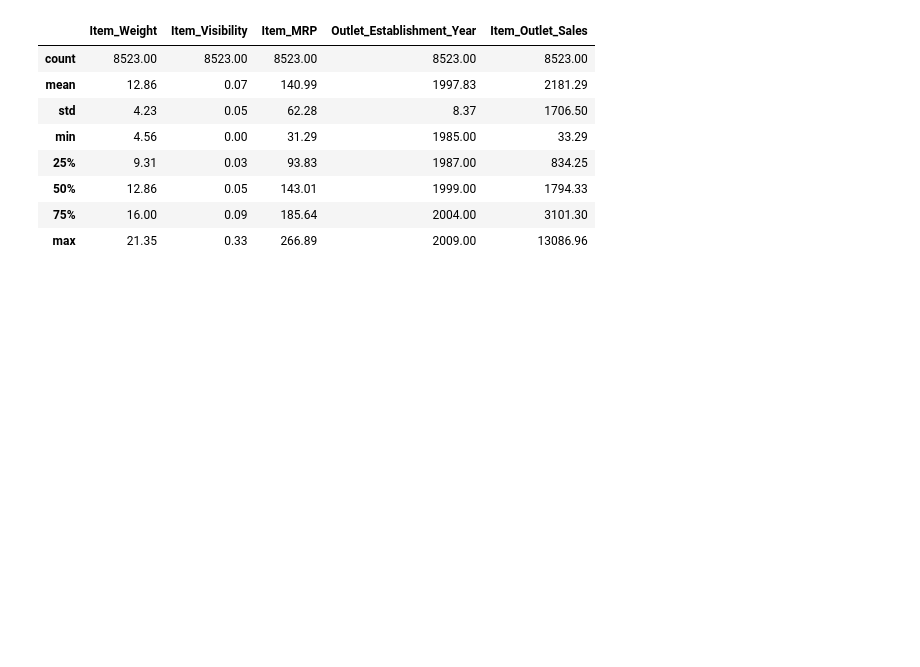
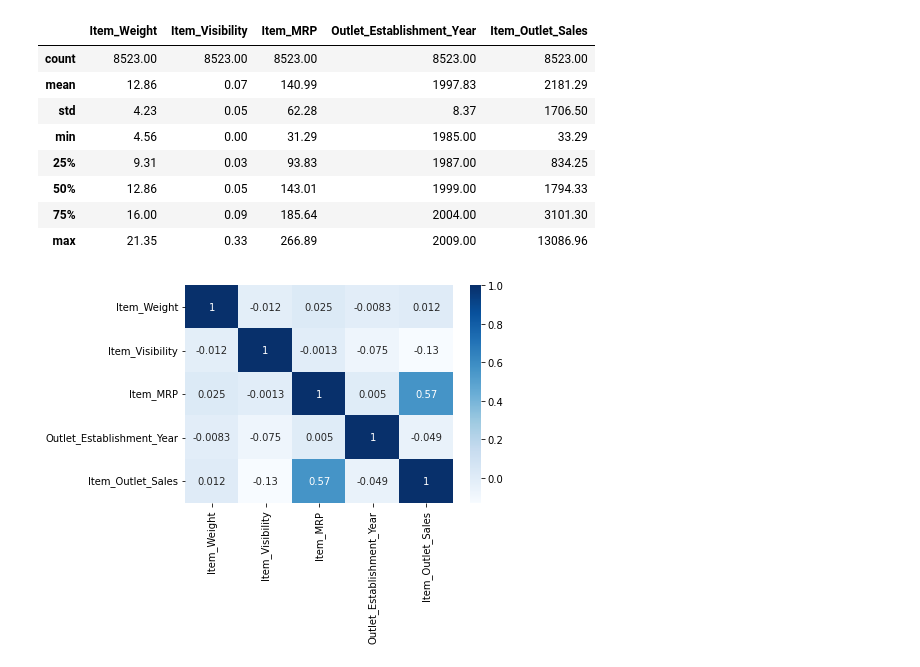
Before and after one commit to Gloria-L19/Sales_prediction, a Jupyter notebook: Salesprediction.ipynb, the cells around one changed output. Drawn from its saved outputs; the diff is of its cells as text; code cells hidden in the pictures; blank space fills up the shorter version.

```diff
--- a/Salesprediction.ipynb
+++ b/Salesprediction.ipynb
@@ -119,0 +129,6 @@ df.describe().round(2)
+# %%
+# finding correlation between the data
+corr=df.corr()
+sns.heatmap(corr,cmap='Blues',annot=True);
+# %% [output]
+[figure, added]
```
Also changed, not shown: parts of 13 cells of this notebook.
